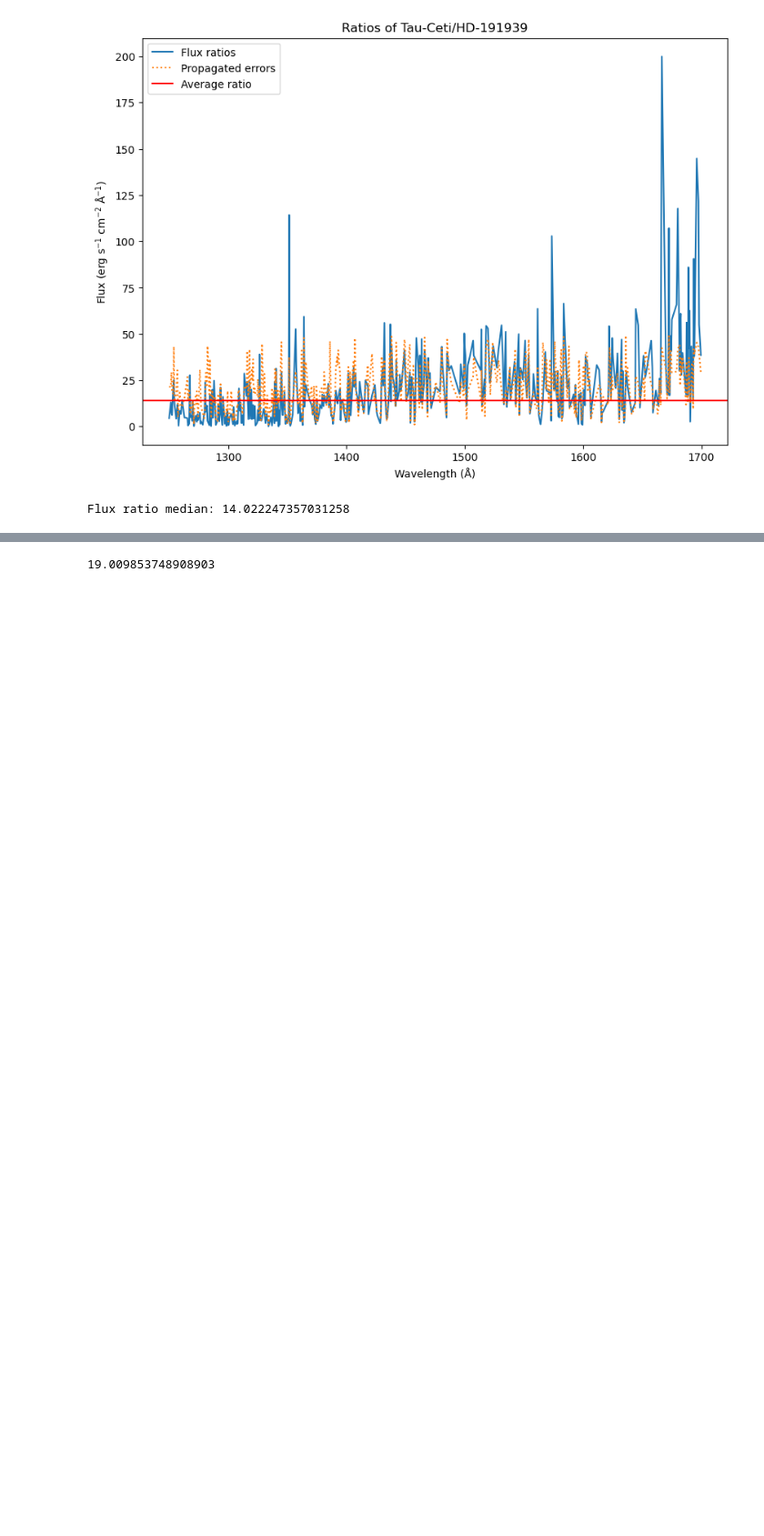
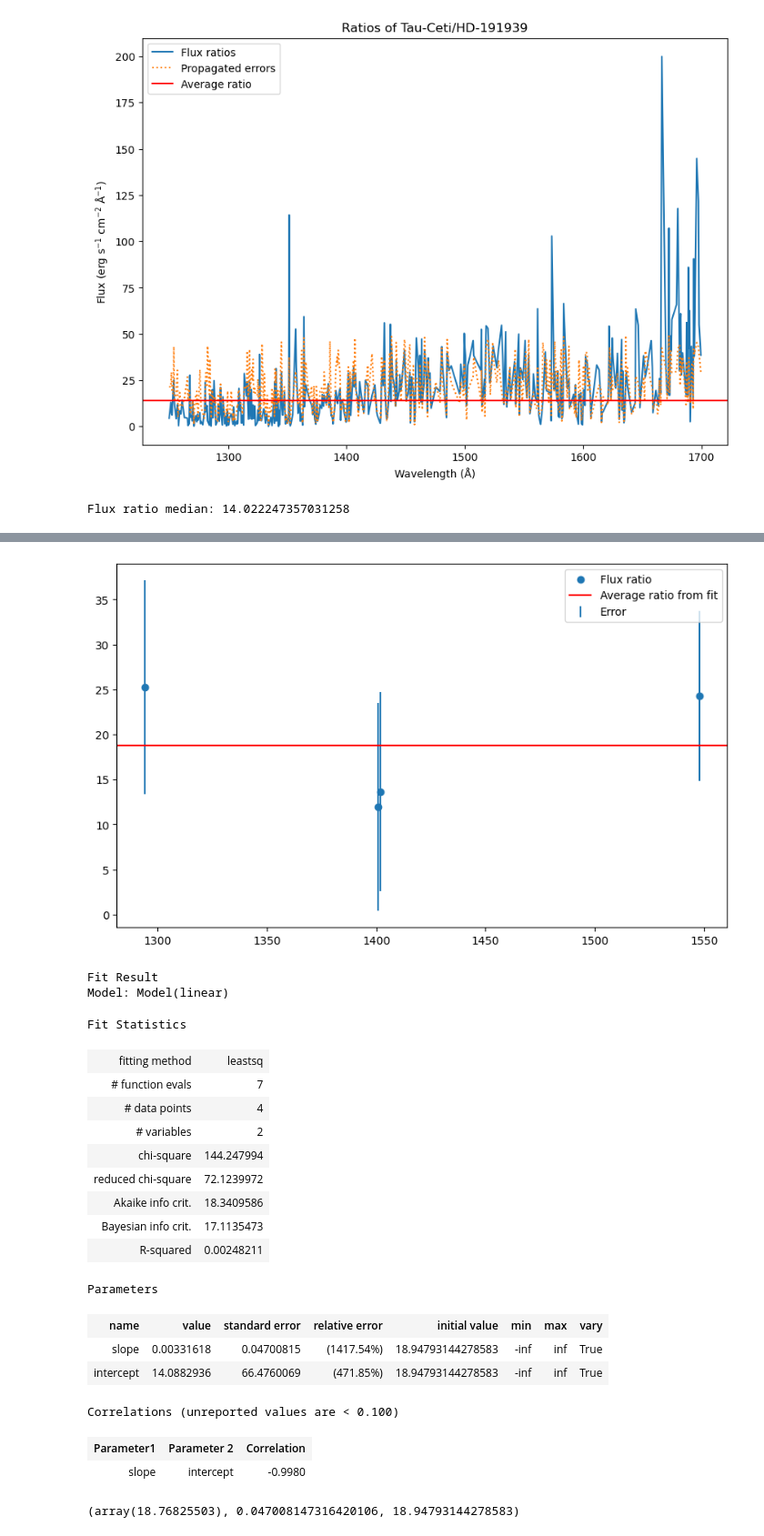
Before and after one commit to bellalongo/Star-Emission-Line-Flux, a Jupyter notebook: HD-191939/hd-191939_comparison.ipynb, the cells around one changed output, grey strips where cells are left out. Shown at 91% size. Drawn from its saved outputs; the diff is of its cells as text; code cells hidden in the pictures; blank space fills up the shorter version.

```diff
--- a/HD-191939/hd-191939_comparison.ipynb
+++ b/HD-191939/hd-191939_comparison.ipynb
@@ -387,6 +418,10 @@ plt.plot(smoothtc_wavelength_data[tc_siIV_mask], smoothtc_flux_data[tc_siIV_mask
 plt.plot(smoothtc_wavelength_data[tc_siIV_mask], continuum, label = 'Continuum')
 plt.legend()
 plt.show()
+
+error = smoothtc_error_data[tc_siIV_mask]
+tc_siIV_error = np.sum(error*(w1-w0))
+tc_siIV_error
 # %% [output]
 Flux at O IV for Tau Ceti: 2.4119980895185565e-14
 [figure]
@@ -410,6 +446,10 @@ plt.plot(hd_wavelength_data[hd_siIV_mask], hd_flux_data[hd_siIV_mask])
 plt.plot(hd_wavelength_data[hd_siIV_mask], continuum, label = 'Continuum')
 plt.legend()
 plt.show()
+
+error = hd_error_data[hd_siIV_mask]
+hd_siIV_error = np.sum(error*(w1-w0))
+hd_siIV_error
 # %% [output]
 Flux at O IV for Tau Ceti: 1.7670621470516858e-15
 [figure]
@@ -447,6 +488,10 @@ plt.plot(smoothtc_wavelength_data[tc_cIV_mask], smoothtc_flux_data[tc_cIV_mask])
 plt.plot(smoothtc_wavelength_data[tc_cIV_mask], continuum, label = 'Continuum')
 plt.legend()
 plt.show()
+
+error = smoothtc_error_data[tc_cIV_mask]
+tc_cIV_error = np.sum(error*(w1-w0))
+tc_cIV_error
 # %% [output]
 Flux at O IV for Tau Ceti: 5.42708971305996e-14
 [figure]
@@ -470,6 +516,10 @@ plt.plot(hd_wavelength_data[hd_cIV_mask], hd_flux_data[hd_cIV_mask])
 plt.plot(hd_wavelength_data[hd_cIV_mask], continuum, label = 'Continuum')
 plt.legend()
 plt.show()
+
+error = hd_error_data[hd_cIV_mask]
+hd_cIV_error = np.sum(error*(w1-w0))
+hd_cIV_error
 # %% [output]
 Flux at O IV for Tau Ceti: 2.2383352018210776e-15
 [figure]
@@ -795,4 +872,59 @@ plt.show()
-# %%
-np.median(emission_line_ratios)
-# %% [output]
-19.009853748908903
+# %%
+emission_line_ratios= [siIII_ratio, cIV_ratio, oIV_ratio, siIV_ratio]
+emission_line_errors = [tc_siIII_error/hd_siIII_error, tc_cIV_error/hd_cIV_error, tc_oIV_error/hd_oIV_error, tc_siIV_error/hd_siIV_error]
+
+nums = [
+1294,
+1548,
+1401,
+1402]
+
+ratio_median = np.median(emission_line_ratios)
+
+plt.figure(figsize= (10,6))
+plt.scatter(nums, emission_line_ratios, label = 'Flux ratio')
+plt.errorbar(nums, emission_line_ratios, yerr = emission_line_errors, ls = 'None', label = 'Error')
+
+# Define the linear model
+linear_model = models.LinearModel()
+params = linear_model.make_params(slope=ratio_median, intercept=ratio_median)
+result = linear_model.fit(emission_line_ratios, params, x=nums)
+# plt.plot(nums, result.best_fit, 'r-', label='Fit')
+
+midpoint = np.mean(nums)
+average_ratio = result.eval(x=midpoint)
+
+plt.axhline(y = average_ratio, color = 'red', label = 'Average ratio from fit')
+plt.legend()
+plt.show()
+
+result
+# %% [output]
+[figure, added]
+Fit Result
+Model: Model(linear)
+Fit Statistics
+| fitting method | leastsq |
+| # function evals | 7 |
+| # data points | 4 |
+| # variables | 2 |
+| chi-square | 144.247994 |
+| reduced chi-square | 72.1239972 |
+| Akaike info crit. | 18.3409586 |
+| Bayesian info crit. | 17.1135473 |
+| R-squared | 0.00248211 |
+Parameters
+| name | value | standard error | relative error | initial value | min | max | vary |
+| slope | 0.00331618 | 0.04700815 | (1417.54%) | 18.94793144278583 | -inf | inf | True |
+| intercept | 14.0882936 | 66.4760069 | (471.85%) | 18.94793144278583 | -inf | inf | True |
+Correlations (unreported values are < 0.100)
+| Parameter1 | Parameter 2 | Correlation |
+| slope | intercept | -0.9980 |
+# %%
+midpoint = np.mean(nums)
+average_ratio = result.eval(x=midpoint)
+average_ratio_uncertainty = result.params['slope'].stderr
+
+average_ratio, average_ratio_uncertainty, np.median(emission_line_ratios)
+# %% [output]
+(array(18.76825503), 0.047008147316420106, 18.94793144278583)
```
Also changed, not shown: parts of 17 cells of this notebook.
